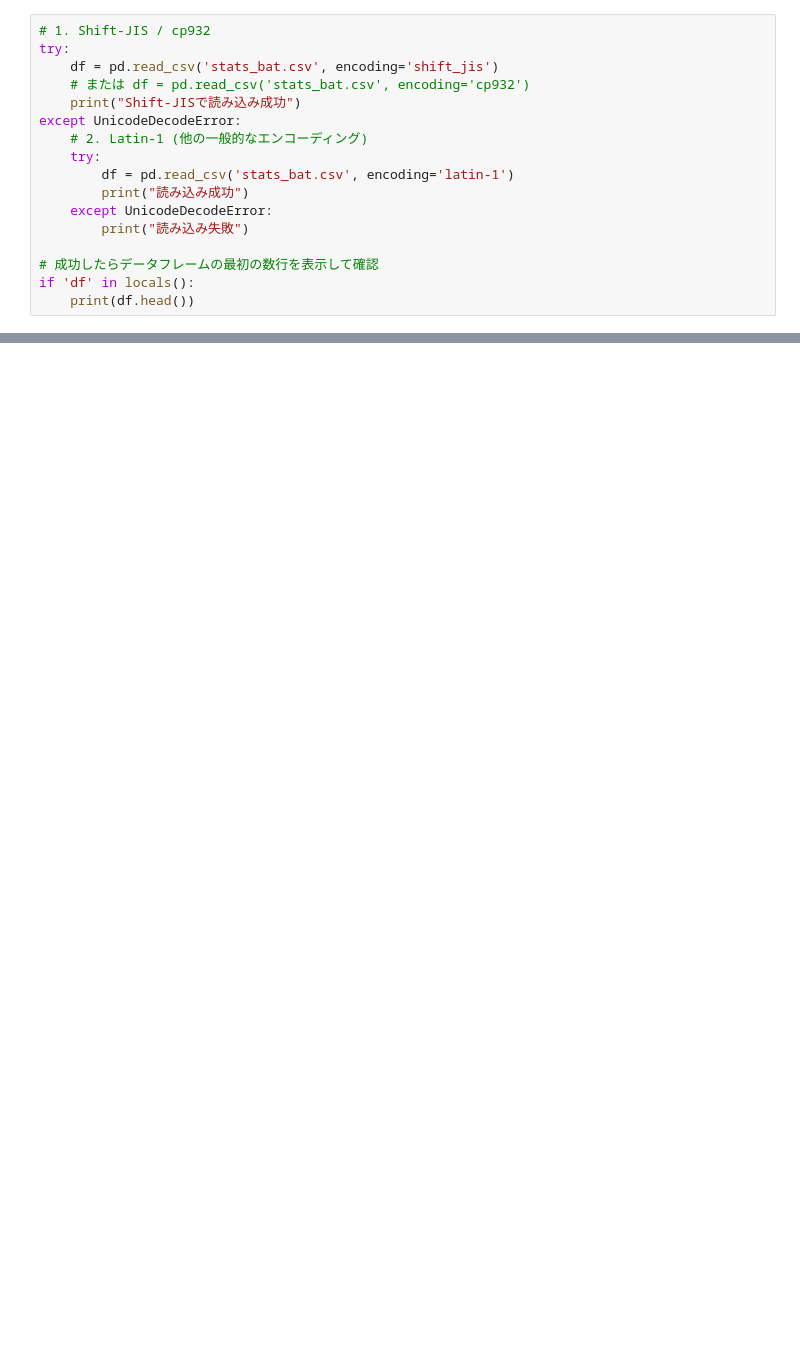
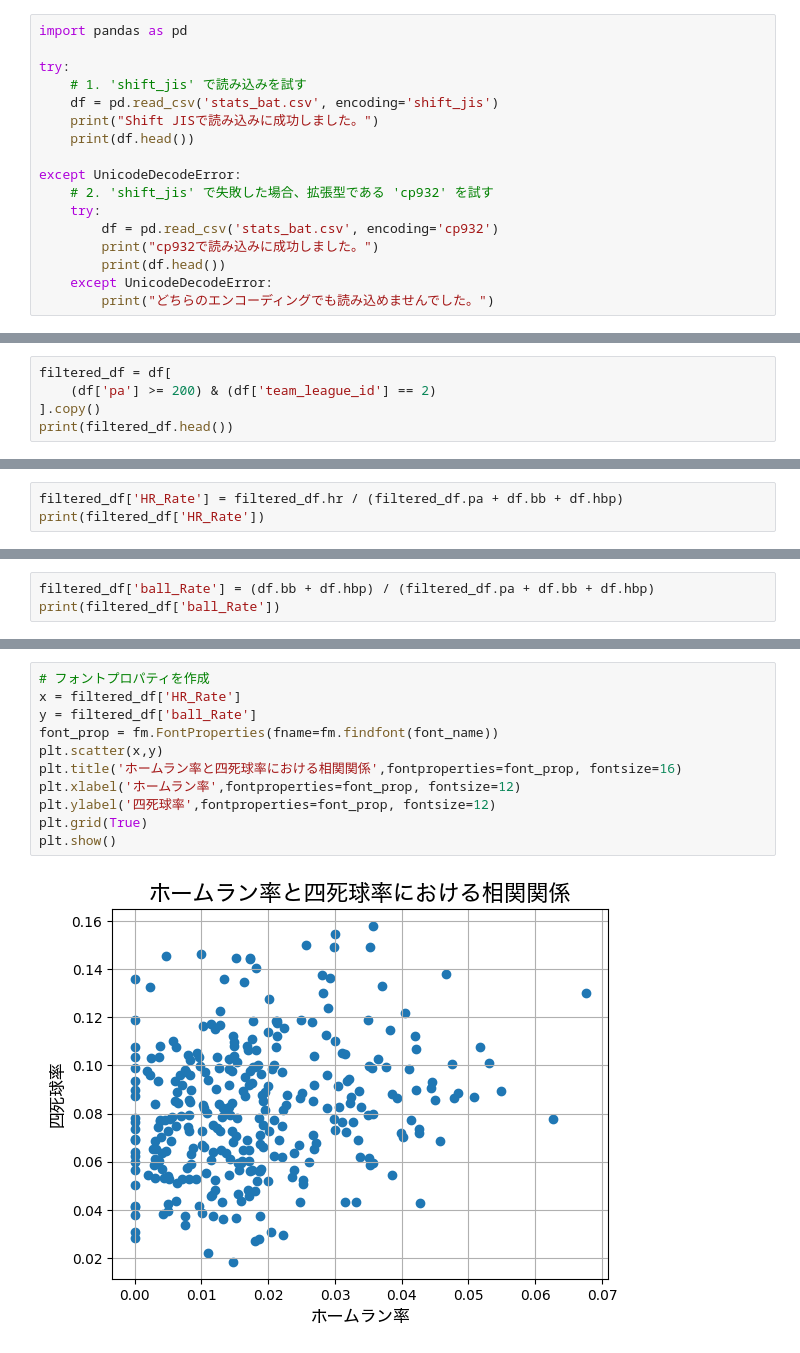
Before and after one commit to MinobeRyo/add-lecture-sp-g15.g16, a Jupyter notebook: e.g. lecture-sp.ipynb/e.g. lecture-sp.ipynb, the cells around one changed output, grey strips where cells are left out. Drawn from its saved outputs; the diff is of its cells as text; blank space fills up the shorter version.

```diff
--- a/e.g. lecture-sp.ipynb/e.g. lecture-sp.ipynb
+++ b/e.g. lecture-sp.ipynb/e.g. lecture-sp.ipynb
@@ -4,18 +6,18 @@ import pandas as pd
 # %%
-# 1. Shift-JIS / cp932
+import pandas as pd
+
 try:
+    # 1. 'shift_jis' で読み込みを試す
     df = pd.read_csv('stats_bat.csv', encoding='shift_jis')
-    # または df = pd.read_csv('stats_bat.csv', encoding='cp932')
-    print("Shift-JISで読み込み成功")
+    print("Shift JISで読み込みに成功しました。")
+    print(df.head())
+
 except UnicodeDecodeError:
-    # 2. Latin-1 (他の一般的なエンコーディング)
+    # 2. 'shift_jis' で失敗した場合、拡張型である 'cp932' を試す
     try:
-        df = pd.read_csv('stats_bat.csv', encoding='latin-1')
-        print("読み込み成功")
+        df = pd.read_csv('stats_bat.csv', encoding='cp932')
+        print("cp932で読み込みに成功しました。")
+        print(df.head())
     except UnicodeDecodeError:
-        print("読み込み失敗")
-
-# 成功したらデータフレームの最初の数行を表示して確認
-if 'df' in locals():
-    print(df.head())
+        print("どちらのエンコーディングでも読み込めませんでした。")
 # %% [output]
@@ -36,2 +38,7 @@ latin-1で読み込み成功
 
 [5 rows x 30 columns]
+# %%
+filtered_df = df[
+    (df['pa'] >= 200) & (df['team_league_id'] == 2)
+].copy()
+print(filtered_df.head())
@@ -37,0 +63,3 @@ latin-1で読み込み成功
+# %%
+filtered_df['HR_Rate'] = filtered_df.hr / (filtered_df.pa + df.bb + df.hbp)
+print(filtered_df['HR_Rate'])
@@ -37,0 +79,3 @@ latin-1で読み込み成功
+# %%
+filtered_df['ball_Rate'] = (df.bb + df.hbp) / (filtered_df.pa + df.bb + df.hbp)
+print(filtered_df['ball_Rate'])
@@ -37,0 +137,13 @@ latin-1で読み込み成功
+# %%
+# フォントプロパティを作成
+x = filtered_df['HR_Rate']
+y = filtered_df['ball_Rate']
+font_prop = fm.FontProperties(fname=fm.findfont(font_name))
+plt.scatter(x,y)
+plt.title('ホームラン率と四死球率における相関関係',fontproperties=font_prop, fontsize=16)
+plt.xlabel('ホームラン率',fontproperties=font_prop, fontsize=12)
+plt.ylabel('四死球率',fontproperties=font_prop, fontsize=12)
+plt.grid(True)
+plt.show()
+# %% [output]
+[figure, added]
```
Also changed, not shown: parts of 9 cells of this notebook.
